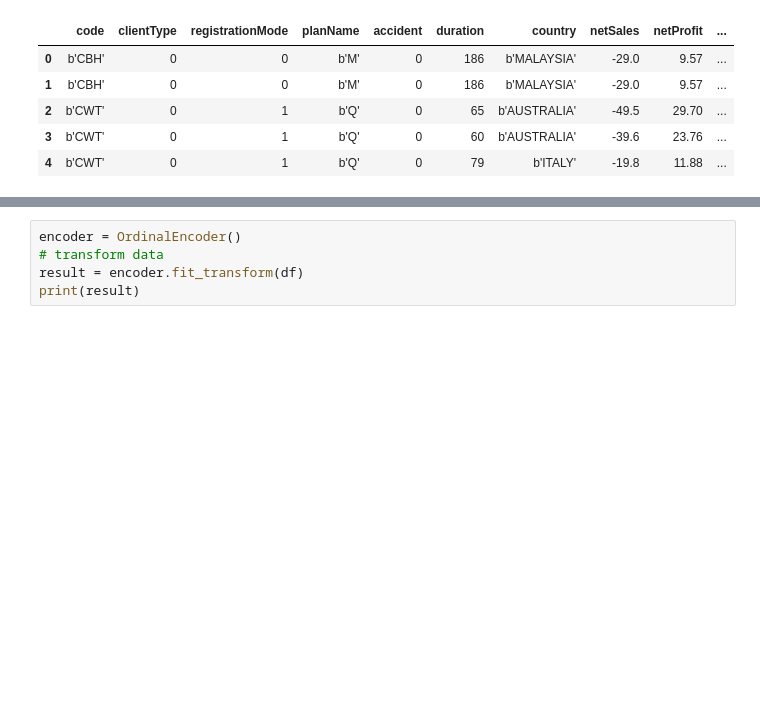
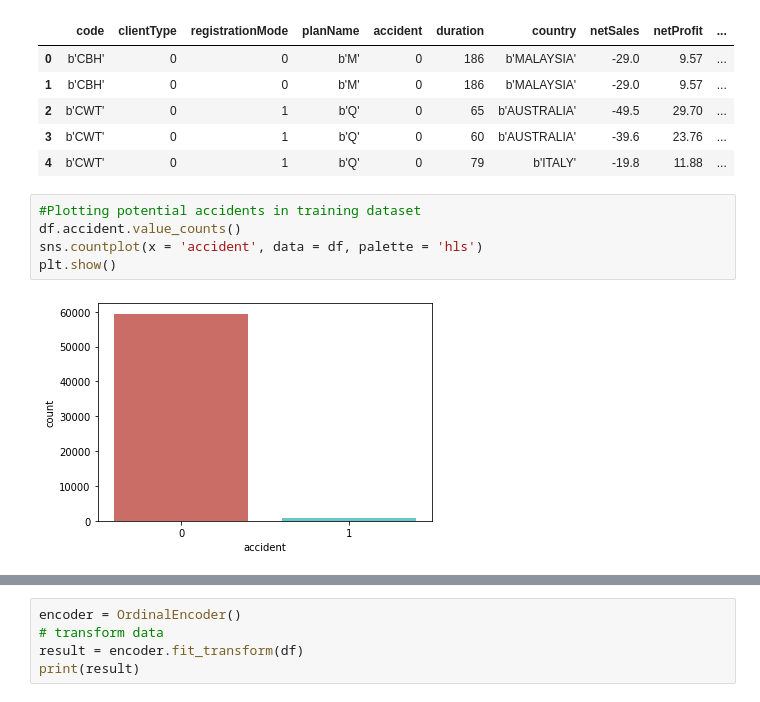
Before and after one commit to anshdeepkaur53/Accident-analysis, a Jupyter notebook: Accident analysis.ipynb, the cells around one changed output, grey strips where cells are left out. Saved outputs shown, nothing was run; the diff lists cells and outputs as text; blank space fills up the shorter version.

```diff
--- a/Accident analysis.ipynb
+++ b/Accident analysis.ipynb
@@ -169,3 +161,10 @@ df.head()
 | 2 | b'CWT' | 0 | 1 | b'Q' | 0 | 65 | b'AUSTRALIA' | -49.5 | 29.70 | ... |
 | 3 | b'CWT' | 0 | 1 | b'Q' | 0 | 60 | b'AUSTRALIA' | -39.6 | 23.76 | ... |
 | 4 | b'CWT' | 0 | 1 | b'Q' | 0 | 79 | b'ITALY' | -19.8 | 11.88 | ... |
+# %%
+#Plotting potential accidents in training dataset
+df.accident.value_counts()
+sns.countplot(x = 'accident', data = df, palette = 'hls')
+plt.show()
+# %% [output]
+[figure, added]
```
Also changed, not shown: parts of 10 cells of this notebook.
